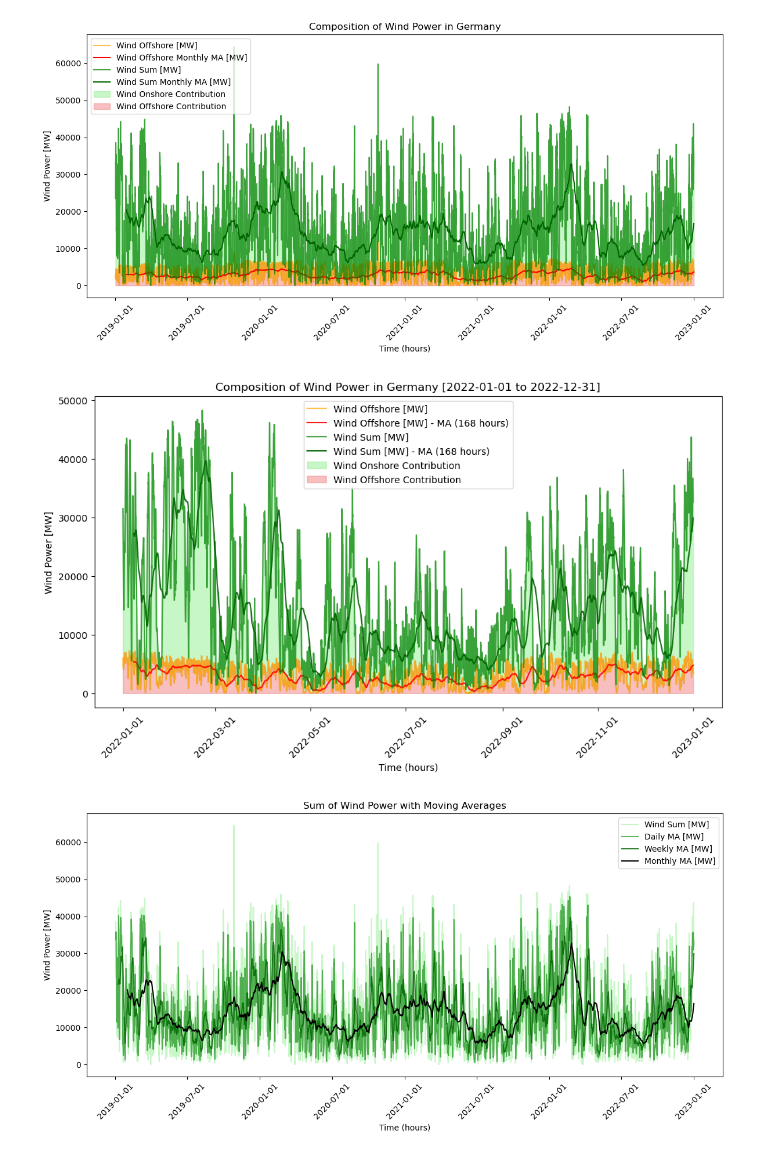
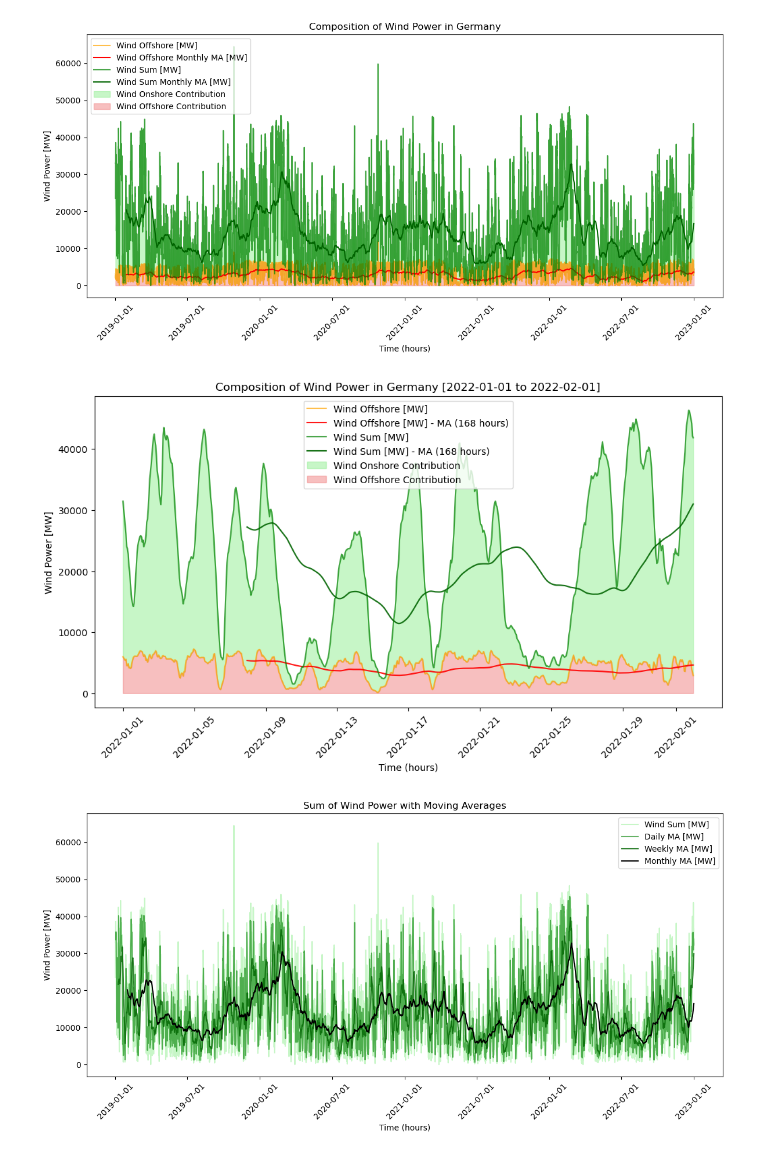
Before and after one commit to timoluebbing/WindPowerForecasting, a Jupyter notebook: experiments/data_preprocessing.ipynb, the cells around one changed output. Cells and saved outputs as stored; diff of their text form; code cells hidden in the pictures.

```diff
--- a/experiments/data_preprocessing.ipynb
+++ b/experiments/data_preprocessing.ipynb
@@ -131,16 +131,16 @@ plt.show()
 [figure]
 # %%
 # df_indexed = df["2022-01-01":"2022-12-31"]
-df_indexed = df["2022-01-01":"2023-01-01"]
+df_indexed = df["2022-01-01":"2022-02-01"]
 wind_offshore_2022 = df_indexed[Column.WIND_OFFSHORE.value]
 wind_onshore_2022 = df_indexed[Column.WIND_ONSHORE.value]
 dates_2022 = df_indexed.index
 
 fig = plot_wind_power_composition(
     dates_2022, wind_offshore_2022, wind_onshore_2022, 24*7,
 )
 # %% [output]
-[figure, old version]
+[figure, new version]
 # %%
 # Calculate moving averages
 wind_daily_ma = wind.rolling(window=24).mean()
```
Also changed, not shown: parts of 25 cells of this notebook, 5 other files.
